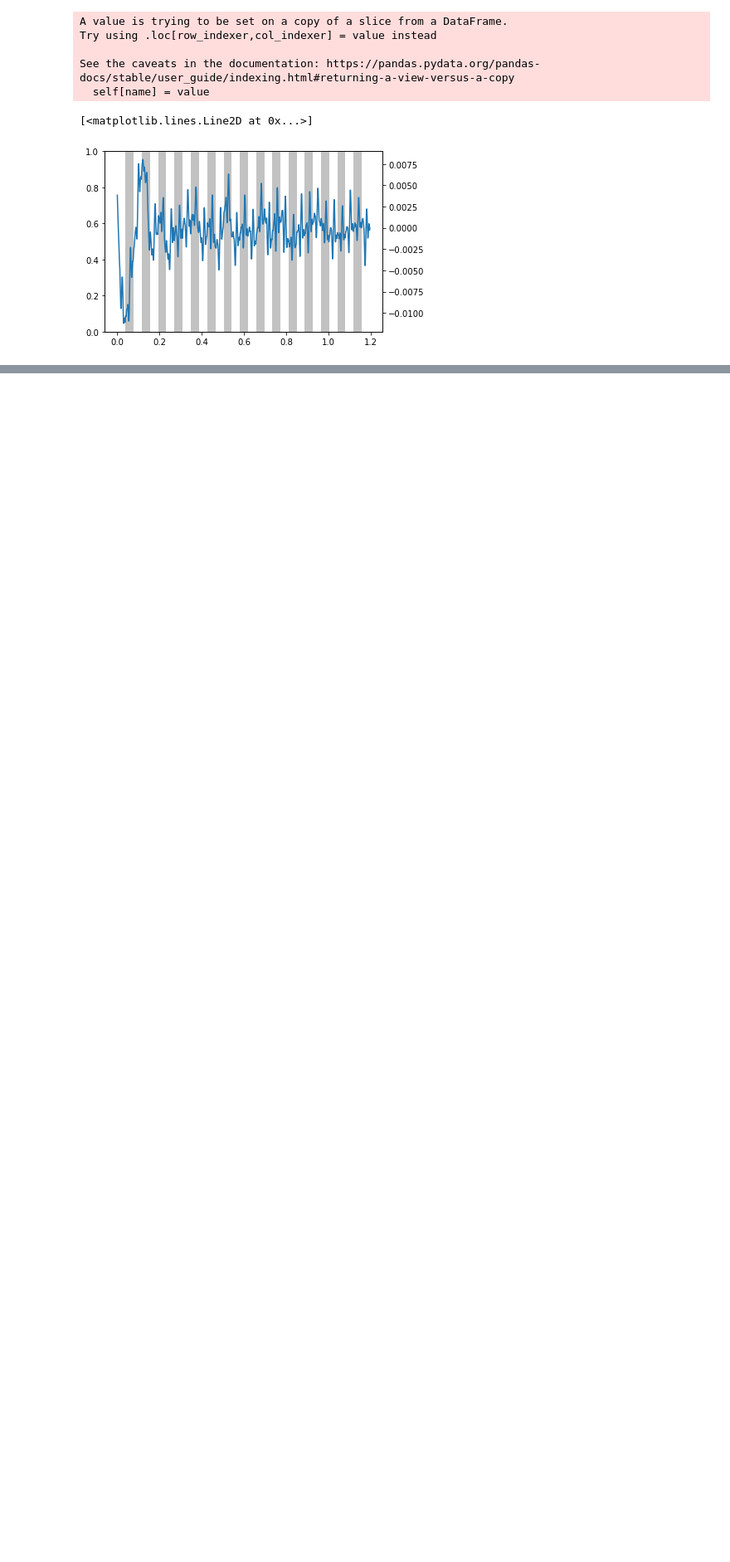
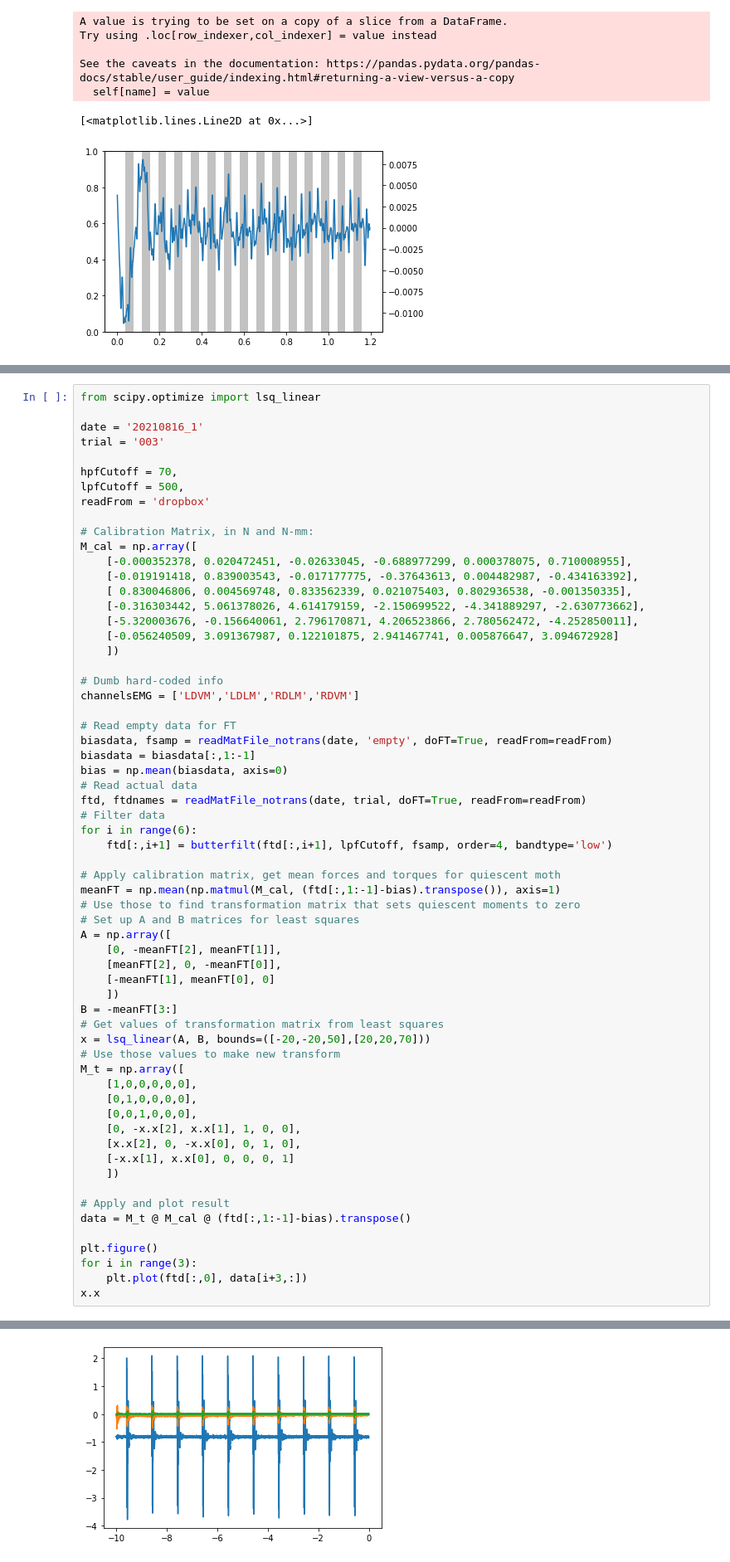
Before and after one commit to LeoJW/stimPitchAnalysis, a Jupyter notebook: figures.ipynb, the cells around one changed output, grey strips where cells are left out. Shown: that part at 83% size. Saved outputs shown, nothing was run; the diff lists cells and outputs as text; blank space fills up the shorter version.

Commit message:
got small version of translation matrix finding working; now to rip up the guts of things to fully implement

```diff
--- a/figures.ipynb
+++ b/figures.ipynb
@@ -143,0 +124,63 @@ The above doesn't work because of the extra bits: The calibration matrix, and th
+# %%
+from scipy.optimize import lsq_linear
+
+date = '20210816_1'
+trial = '003'
+
+hpfCutoff = 70,
+lpfCutoff = 500,
+readFrom = 'dropbox'
+
+# Calibration Matrix, in N and N-mm:
+M_cal = np.array([
+    [-0.000352378, 0.020472451, -0.02633045, -0.688977299, 0.000378075, 0.710008955],
+    [-0.019191418, 0.839003543, -0.017177775, -0.37643613, 0.004482987, -0.434163392],
+    [ 0.830046806, 0.004569748, 0.833562339, 0.021075403, 0.802936538, -0.001350335],
+    [-0.316303442, 5.061378026, 4.614179159, -2.150699522, -4.341889297, -2.630773662],
+    [-5.320003676, -0.156640061, 2.796170871, 4.206523866, 2.780562472, -4.252850011],
+    [-0.056240509, 3.091367987, 0.122101875, 2.941467741, 0.005876647, 3.094672928]
+    ])
+
+# Dumb hard-coded info
+channelsEMG = ['LDVM','LDLM','RDLM','RDVM']
+
+# Read empty data for FT
+biasdata, fsamp = readMatFile_notrans(date, 'empty', doFT=True, readFrom=readFrom)
+biasdata = biasdata[:,1:-1]
+bias = np.mean(biasdata, axis=0)
+# Read actual data
+ftd, ftdnames = readMatFile_notrans(date, trial, doFT=True, readFrom=readFrom)
+# Filter data
+for i in range(6):
+    ftd[:,i+1] = butterfilt(ftd[:,i+1], lpfCutoff, fsamp, order=4, bandtype='low')
+
+# Apply calibration matrix, get mean forces and torques for quiescent moth
+meanFT = np.mean(np.matmul(M_cal, (ftd[:,1:-1]-bias).transpose()), axis=1)
+# Use those to find transformation matrix that sets quiescent moments to zero
+# Set up A and B matrices for least squares
+A = np.array([
+    [0, -meanFT[2], meanFT[1]],
+    [meanFT[2], 0, -meanFT[0]],
+    [-meanFT[1], meanFT[0], 0]
+    ])
+B = -meanFT[3:]
+# Get values of transformation matrix from least squares
+x = lsq_linear(A, B, bounds=([-20,-20,50],[20,20,70]))
+# Use those values to make new transform
+M_t = np.array([
+    [1,0,0,0,0,0],
+    [0,1,0,0,0,0],
+    [0,0,1,0,0,0],
+    [0, -x.x[2], x.x[1], 1, 0, 0],
+    [x.x[2], 0, -x.x[0], 0, 1, 0],
+    [-x.x[1], x.x[0], 0, 0, 0, 1]
+    ])
+
+# Apply and plot result
+data = M_t @ M_cal @ (ftd[:,1:-1]-bias).transpose()
+
+plt.figure()
+for i in range(3):
+    plt.plot(ftd[:,0], data[i+3,:])
+x.x
+# %% [output]
@@ -143,0 +188 @@ The above doesn't work because of the extra bits: The calibration matrix, and th
+[figure, added]
```
Also changed, not shown: parts of 6 cells of this notebook, 2 other files.
